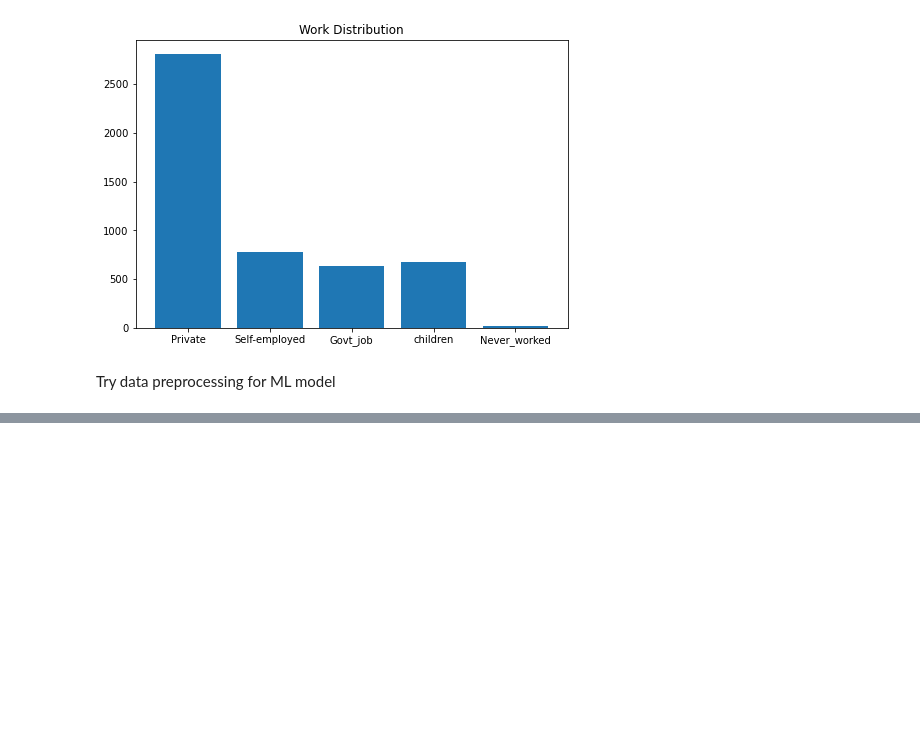
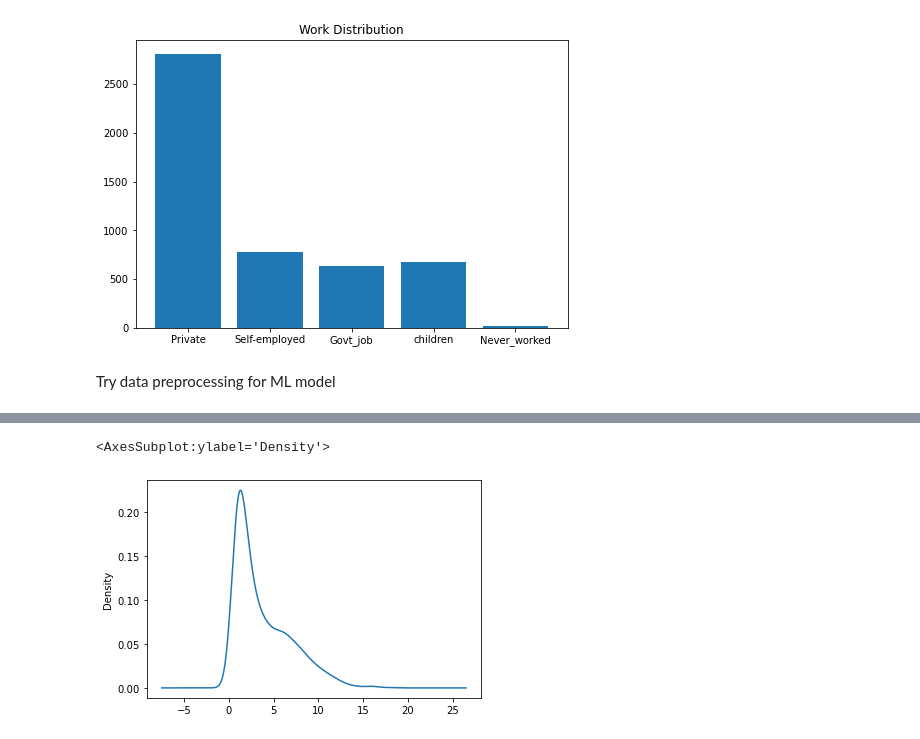
Before and after one commit to cmmoreno9/practice_stroke_dataset, a Jupyter notebook: stroke_data_exploration_practice.ipynb, the cells around one changed output, grey strips where cells are left out. Drawn from its saved outputs; the diff is of its cells as text; code cells hidden in the pictures; blank space fills up the shorter version.

```diff
--- a/stroke_data_exploration_practice.ipynb
+++ b/stroke_data_exploration_practice.ipynb
@@ -225,0 +280,5 @@ Try data preprocessing for ML model
+# %%
+corr_df["avg_glucose_level"].value_counts().plot.density()
+# %% [output]
+<AxesSubplot:ylabel='Density'>
+[figure, added]
```
Also changed, not shown: parts of 10 cells of this notebook.
